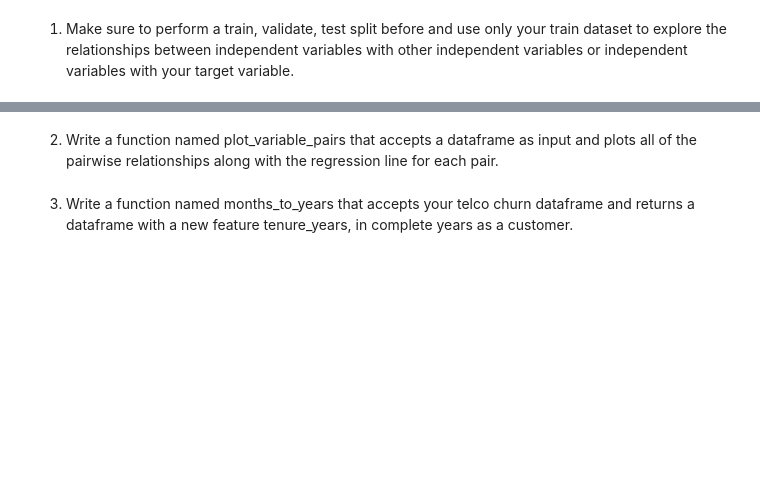
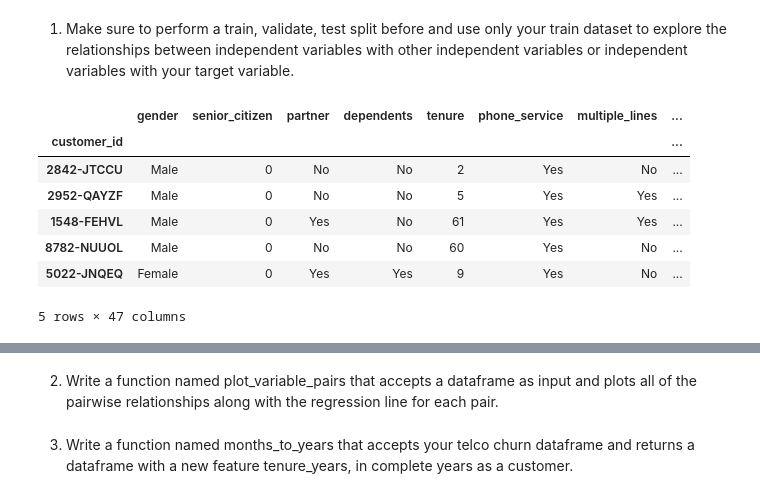
Before and after one commit to nicholas-dougherty/regression-exercises, a Jupyter notebook: explore.ipynb, the cells around one changed output, grey strips where cells are left out. Saved outputs shown, nothing was run; the diff lists cells and outputs as text; code cells hidden in the pictures; blank space fills up the shorter version.

```diff
--- a/explore.ipynb
+++ b/explore.ipynb
@@ -15,0 +137,11 @@ Do your work in a notebook named explore.ipynb. In addition, you should create a
+# %%
+train.head()
+# %% [output]
+|  | gender | senior_citizen | partner | dependents | tenure | phone_service | multiple_lines | ... |
+| customer_id |  |  |  |  |  |  |  | ... |
+| 2842-JTCCU | Male | 0 | No | No | 2 | Yes | No | ... |
+| 2952-QAYZF | Male | 0 | No | No | 5 | Yes | Yes | ... |
+| 1548-FEHVL | Male | 0 | Yes | No | 61 | Yes | Yes | ... |
+| 8782-NUUOL | Male | 0 | No | No | 60 | Yes | No | ... |
+| 5022-JNQEQ | Female | 0 | Yes | Yes | 9 | Yes | No | ... |
+5 rows × 47 columns
```
Also changed, not shown: parts of 12 cells of this notebook.
